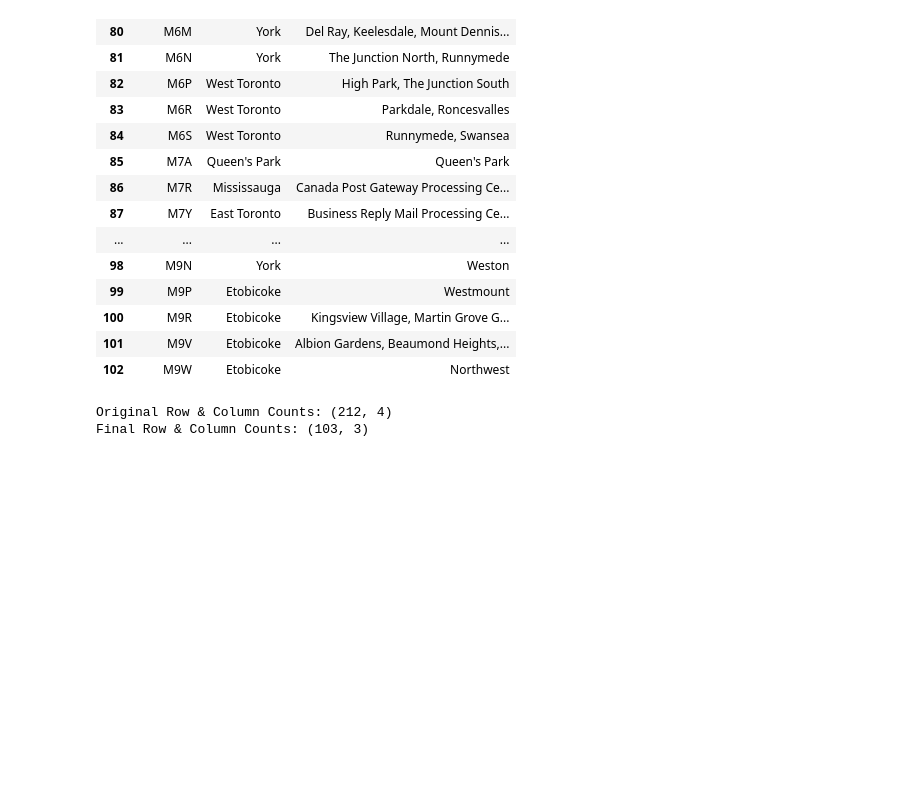
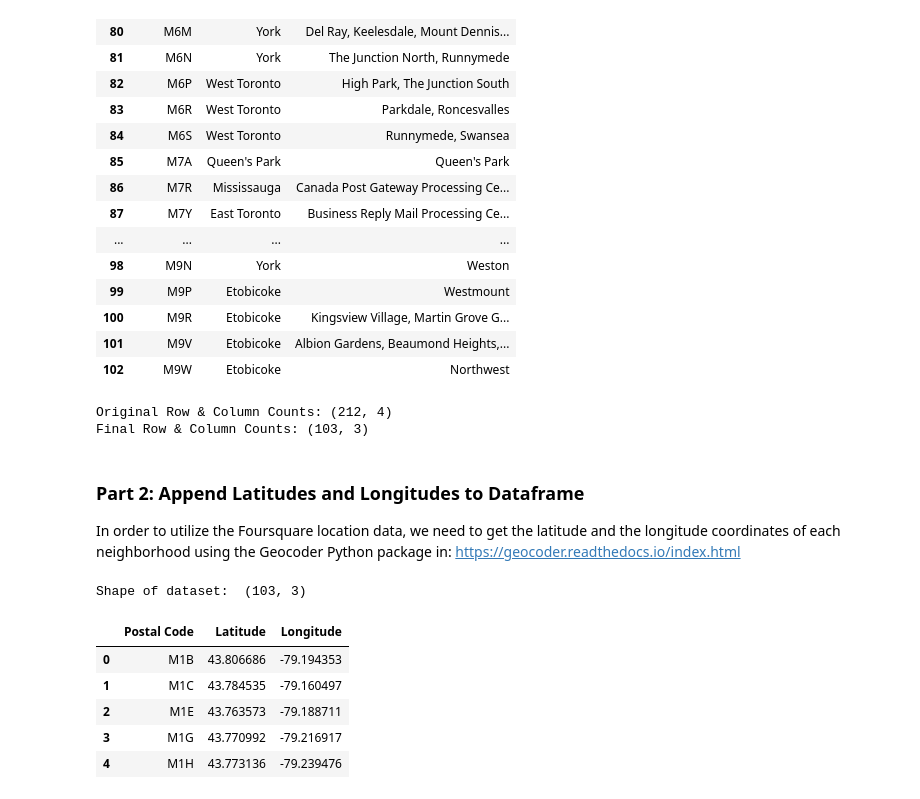
Before and after one commit to bit-kitty/Coursera-IBM-Data-Science, a Jupyter notebook: Course_9_PR-Segmenting-and-Clustering-Toronto-Neighborhoods.ipynb, the cells around one changed output. Drawn from its saved outputs; the diff is of its cells as text; code cells hidden in the pictures; blank space fills up the shorter version.

```diff
--- a/Course_9_PR-Segmenting-and-Clustering-Toronto-Neighborhoods.ipynb
+++ b/Course_9_PR-Segmenting-and-Clustering-Toronto-Neighborhoods.ipynb
@@ -147,3 +149,7 @@ print('Final Row & Column Counts:', df_merge.shape)
 # %% [output]
 Original Row & Column Counts: (212, 4)
 Final Row & Column Counts: (103, 3)
+# %% [markdown]
+### Part 2:  Append Latitudes and Longitudes to Dataframe
+
+In order to utilize the Foursquare location data, we need to get the latitude and the longitude coordinates of each neighborhood using the Geocoder Python package in: https://geocoder.readthedocs.io/index.html
@@ -149,0 +176,16 @@ Final Row & Column Counts: (103, 3)
+# %%
+# MANUAL STEP: add columns to dataframe to append Lat-Longs from CSV file
+
+df_merge.head(10)
+
+df_ll = pd.read_csv("http://cocl.us/Geospatial_data")
+print ("Shape of dataset: ", df_ll.shape)
+df_ll.head()
+# %% [output]
+Shape of dataset:  (103, 3)
+|  | Postal Code | Latitude | Longitude |
+| 0 | M1B | 43.806686 | -79.194353 |
+| 1 | M1C | 43.784535 | -79.160497 |
+| 2 | M1E | 43.763573 | -79.188711 |
+| 3 | M1G | 43.770992 | -79.216917 |
+| 4 | M1H | 43.773136 | -79.239476 |
```
Also changed, not shown: parts of 6 cells of this notebook.
